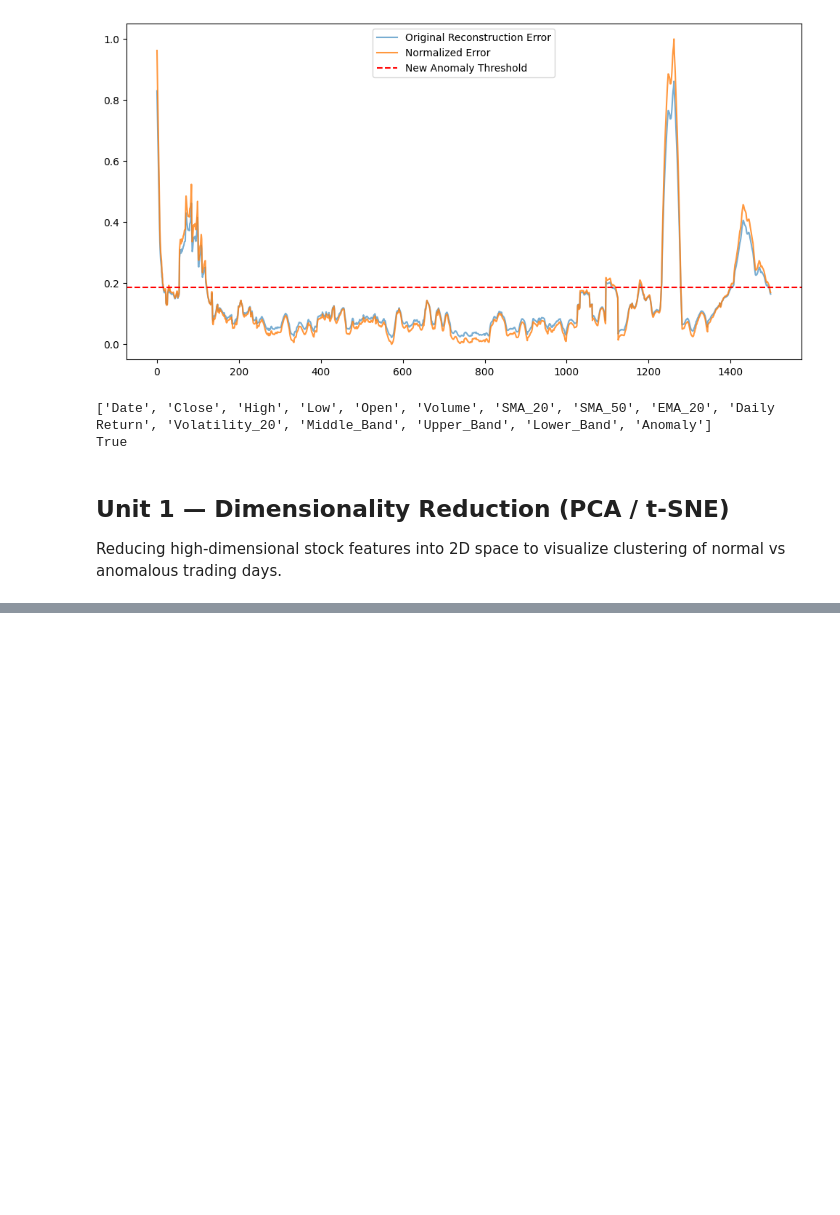
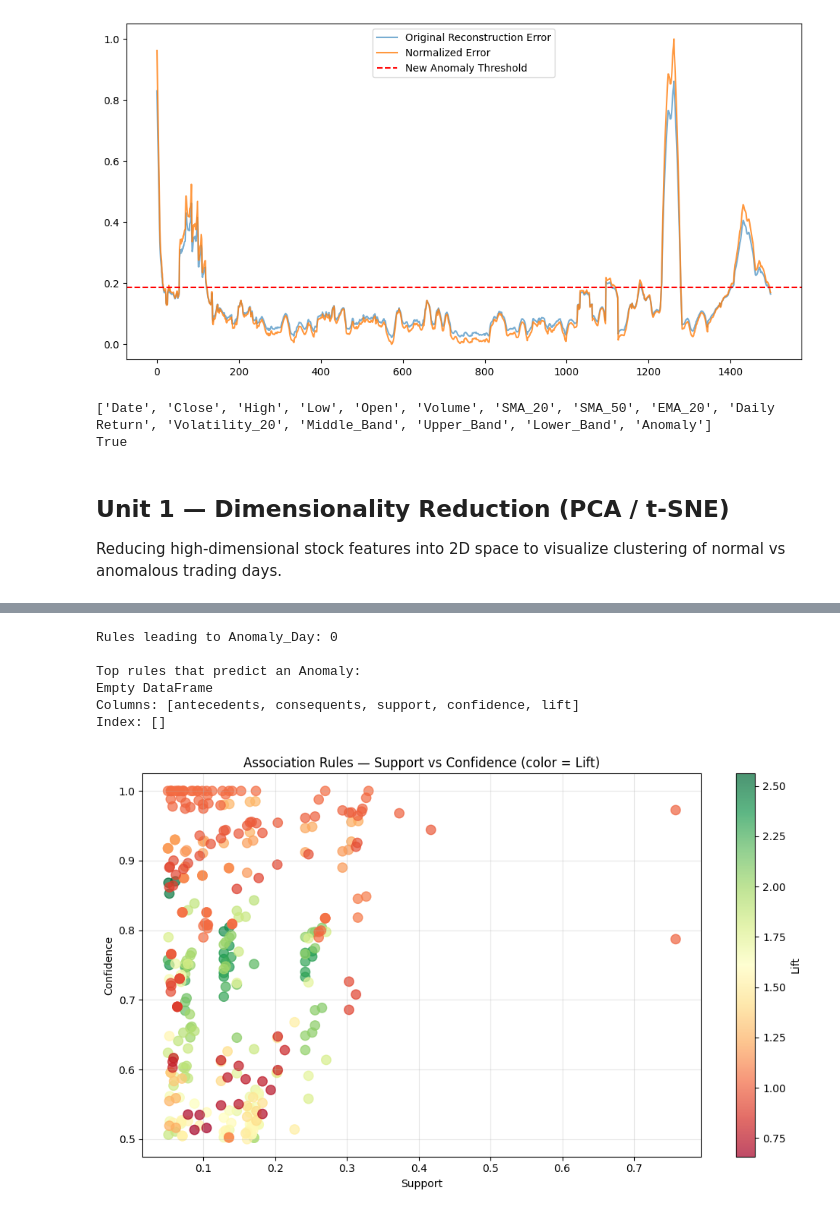
Before and after one commit to Tanay-Bankar-001/Apple-Stock-Anomaly-Detection-Identifying-Pump-and-Dump-Cases, a Jupyter notebook: analomy_detection_for_apple_stock_pump_and_dump_case.ipynb, the cells around one changed output, grey strips where cells are left out. Saved outputs shown, nothing was run; the diff lists cells and outputs as text; code cells hidden in the pictures; blank space fills up the shorter version.

```diff
--- a/analomy_detection_for_apple_stock_pump_and_dump_case.ipynb
+++ b/analomy_detection_for_apple_stock_pump_and_dump_case.ipynb
@@ -1056,0 +1274,44 @@ ValueError: Found array with 0 sample(s) (shape=(0, 9)) while a minimum of 1 is
+# %%
+# Focus on rules where Anomaly_Day is the consequent
+anomaly_rules = rules[rules["consequents"].astype(str).str.contains("Anomaly_Day")]
+anomaly_rules = anomaly_rules.sort_values("confidence", ascending=False)
+
+print(f"Rules leading to Anomaly_Day: {len(anomaly_rules)}")
+print("\nTop rules that predict an Anomaly:")
+print(anomaly_rules[["antecedents", "consequents",
+                      "support", "confidence", "lift"]].head(10).to_string())
+# %% [output]
+Rules leading to Anomaly_Day: 0
+
+Top rules that predict an Anomaly:
+Empty DataFrame
+Columns: [antecedents, consequents, support, confidence, lift]
+Index: []
+# %%
+plt.figure(figsize=(10, 6))
+scatter = plt.scatter(rules["support"],
+                      rules["confidence"],
+                      c=rules["lift"],
+                      cmap="RdYlGn",
+                      alpha=0.7, s=80)
+plt.colorbar(scatter, label="Lift")
+plt.xlabel("Support")
+plt.ylabel("Confidence")
+plt.title("Association Rules — Support vs Confidence (color = Lift)")
+plt.grid(alpha=0.3)
+plt.tight_layout()
+plt.show()
+
+# Top anomaly rules bar chart
+if len(anomaly_rules) > 0:
+    top_rules = anomaly_rules.head(8)
+    labels = [str(list(x)) for x in top_rules["antecedents"]]
+
+    plt.figure(figsize=(10, 5))
+    plt.barh(labels, top_rules["confidence"], color="salmon", edgecolor="black")
+    plt.xlabel("Confidence")
+    plt.title("Top Rules Predicting Anomaly Days")
+    plt.tight_layout()
+    plt.show()
+# %% [output]
+[figure, added]
```
Also changed, not shown: parts of 10 cells of this notebook.
